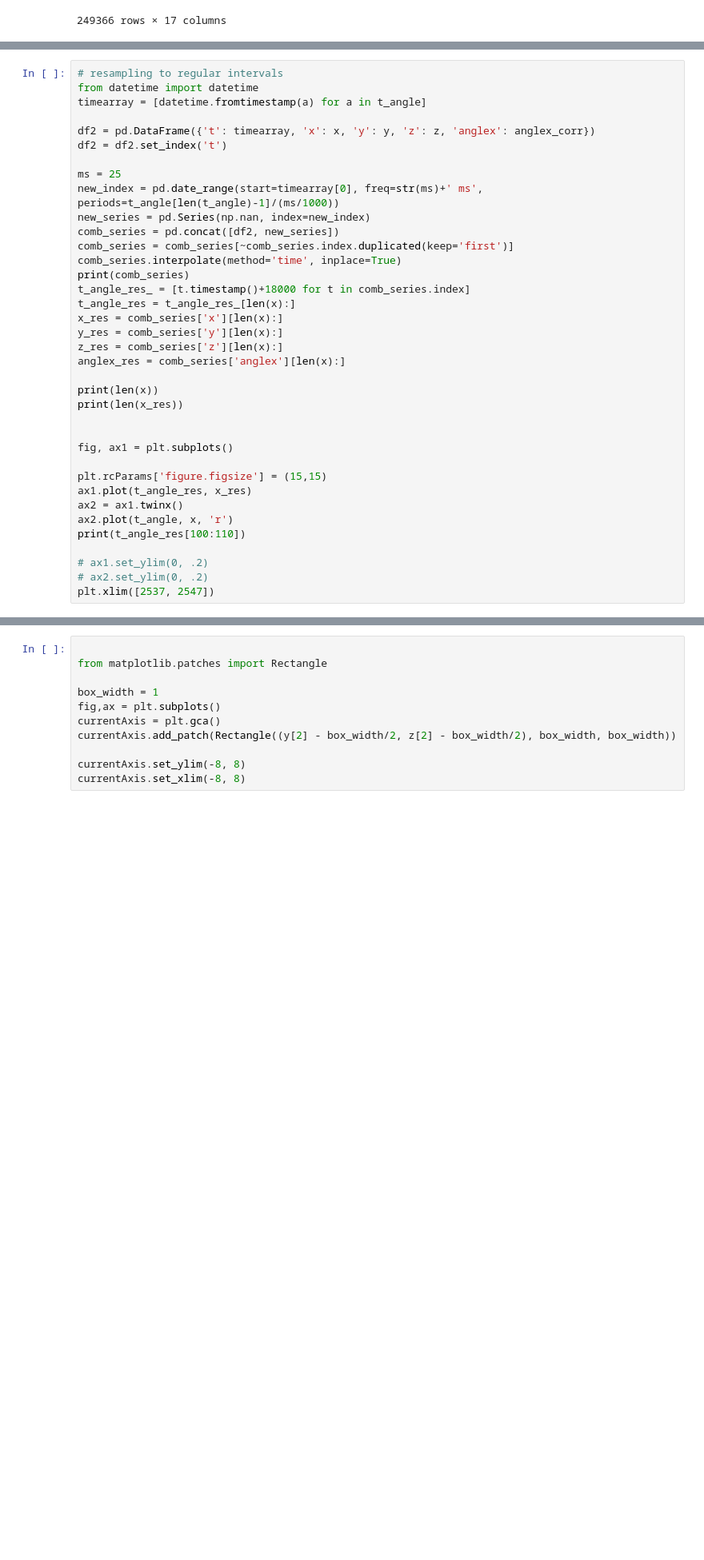
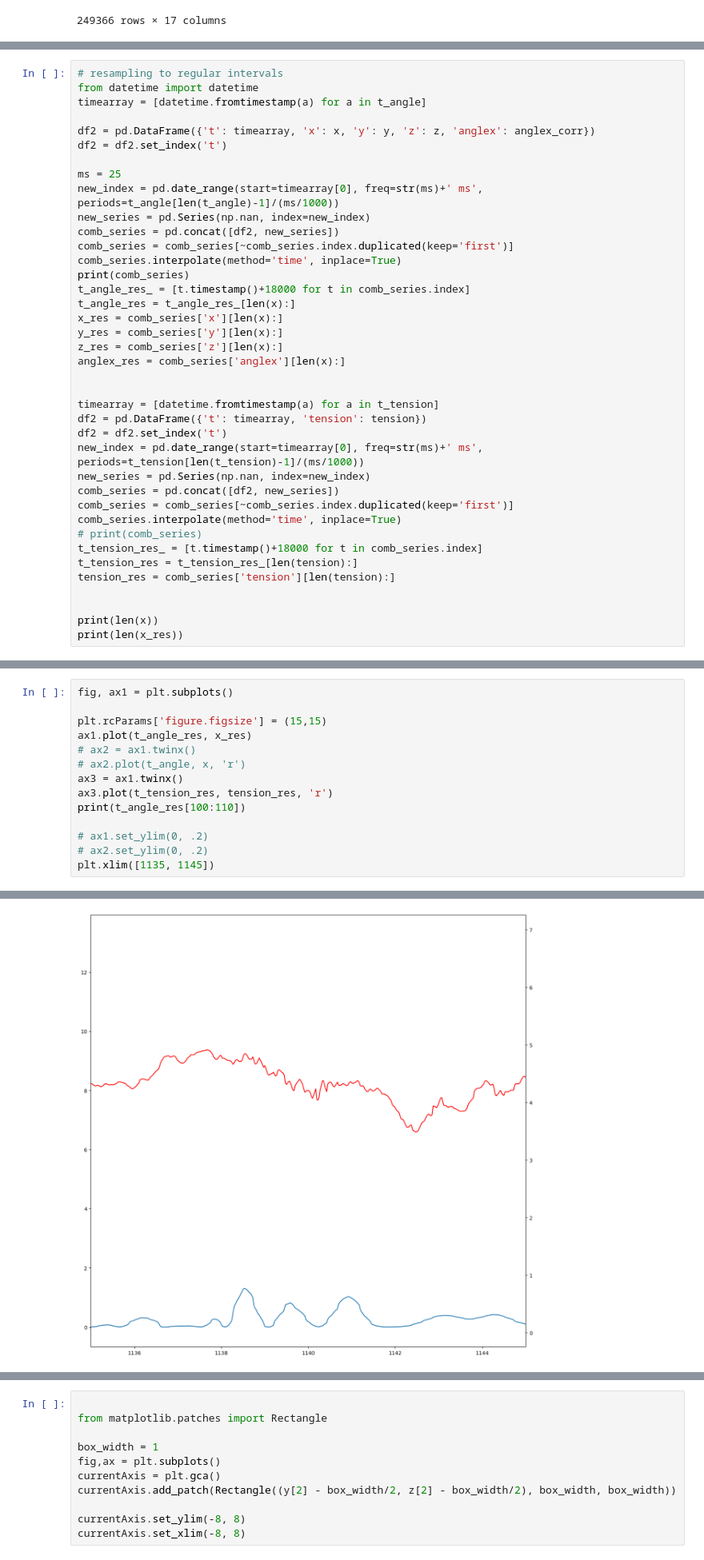
Before and after one commit to UMDBPP/TUFFcode, a Jupyter notebook: Data Analysis/data playground.ipynb, the cells around one changed output, grey strips where cells are left out. Shown at 80% size. Cells and saved outputs as stored; diff of their text form; blank space fills up the shorter version.

```diff
--- a/Data Analysis/data playground.ipynb
+++ b/Data Analysis/data playground.ipynb
@@ -155,18 +193,20 @@ y_res = comb_series['y'][len(x):]
 z_res = comb_series['z'][len(x):]
 anglex_res = comb_series['anglex'][len(x):]
 
+
+timearray = [datetime.fromtimestamp(a) for a in t_tension]
+df2 = pd.DataFrame({'t': timearray, 'tension': tension})
+df2 = df2.set_index('t')
+new_index = pd.date_range(start=timearray[0], freq=str(ms)+' ms', periods=t_tension[len(t_tension)-1]/(ms/1000))
+new_series = pd.Series(np.nan, index=new_index)
+comb_series = pd.concat([df2, new_series])
+comb_series = comb_series[~comb_series.index.duplicated(keep='first')]
+comb_series.interpolate(method='time', inplace=True)
+# print(comb_series)
+t_tension_res_ = [t.timestamp()+18000 for t in comb_series.index]
+t_tension_res = t_tension_res_[len(tension):]
+tension_res = comb_series['tension'][len(tension):]
+
+
 print(len(x))
 print(len(x_res))
-
-
-fig, ax1 = plt.subplots()
-
-plt.rcParams['figure.figsize'] = (15,15)
-ax1.plot(t_angle_res, x_res)
-ax2 = ax1.twinx()
-ax2.plot(t_angle, x, 'r')
-print(t_angle_res[100:110])
-
-# ax1.set_ylim(0, .2)
-# ax2.set_ylim(0, .2)
-plt.xlim([2537, 2547])
@@ -200,0 +213,15 @@ KeyError: -1
+# %%
+fig, ax1 = plt.subplots()
+
+plt.rcParams['figure.figsize'] = (15,15)
+ax1.plot(t_angle_res, x_res)
+# ax2 = ax1.twinx()
+# ax2.plot(t_angle, x, 'r')
+ax3 = ax1.twinx()
+ax3.plot(t_tension_res, tension_res, 'r')
+print(t_angle_res[100:110])
+
+# ax1.set_ylim(0, .2)
+# ax2.set_ylim(0, .2)
+plt.xlim([1135, 1145])
+# %% [output]
@@ -201 +230,2 @@ KeyError: -1
+[figure, added]
 # %%
```
Also changed, not shown: parts of 16 cells of this notebook.
